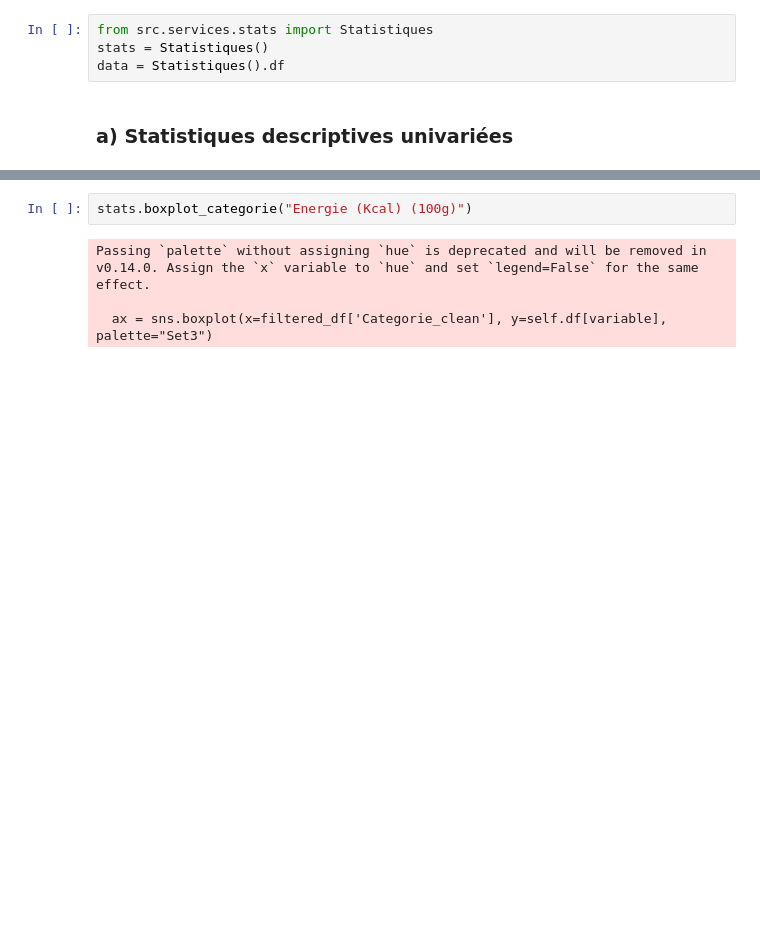
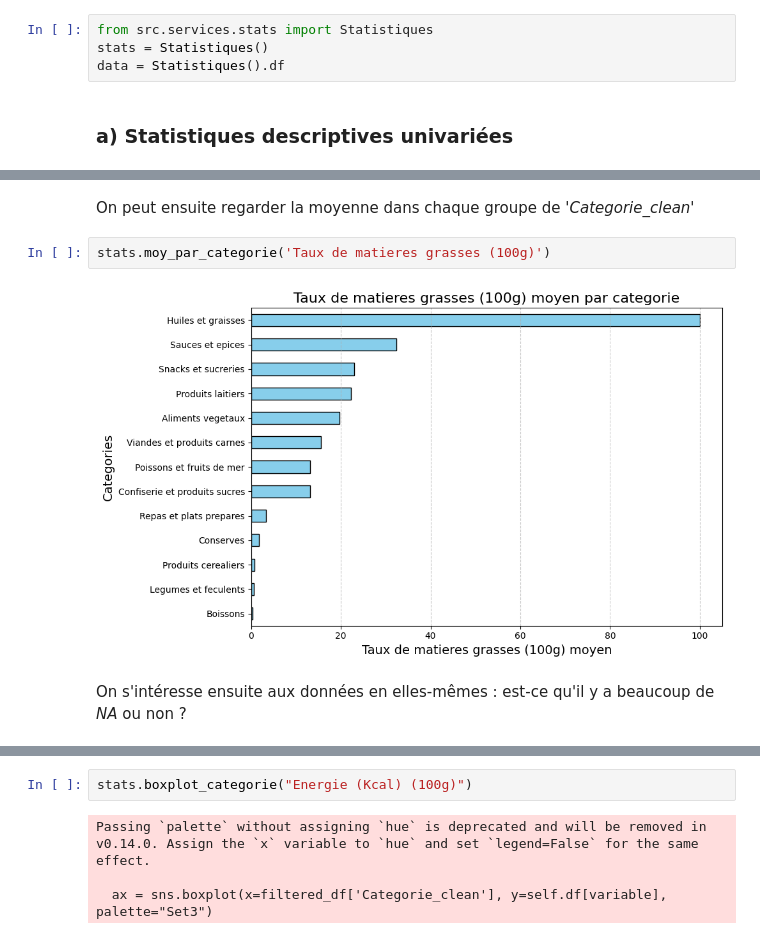
Before and after one commit to MaelTremouille/Projet-python-pour-la-data-science---ENSAE-Paris, a Jupyter notebook: src/food_fatcs.ipynb, the cells around one changed output, grey strips where cells are left out. Cells and saved outputs as stored; diff of their text form; blank space fills up the shorter version.

Commit message:
deletion of useless file + new stats

```diff
--- a/src/food_fatcs.ipynb
+++ b/src/food_fatcs.ipynb
@@ -103,0 +133,8 @@ data = Statistiques().df
+# %% [markdown]
+On peut ensuite regarder la moyenne dans chaque groupe de '*Categorie_clean*'
+# %%
+stats.moy_par_categorie('Taux de matieres grasses (100g)')
+# %% [output]
+[figure, added]
+# %% [markdown]
+On s'intéresse ensuite aux données en elles-mêmes : est-ce qu'il y a beaucoup de *NA* ou non ?
```
Also changed, not shown: parts of 8 cells of this notebook, 3 other files.
